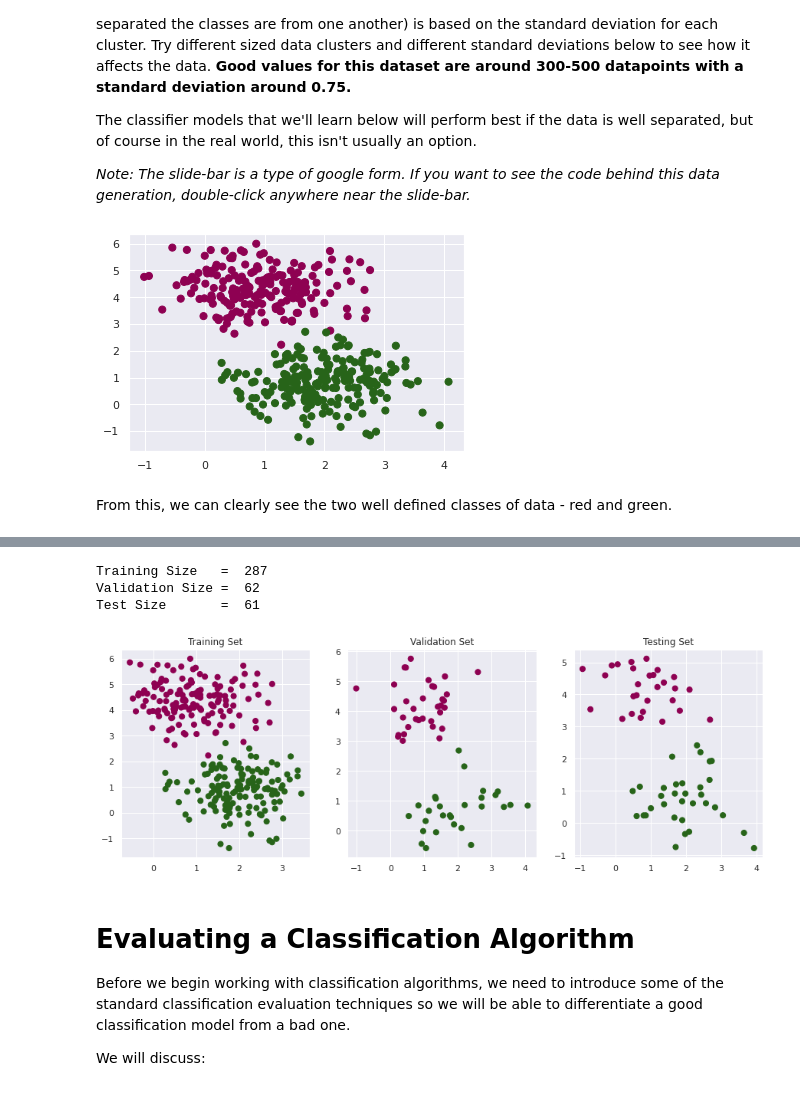
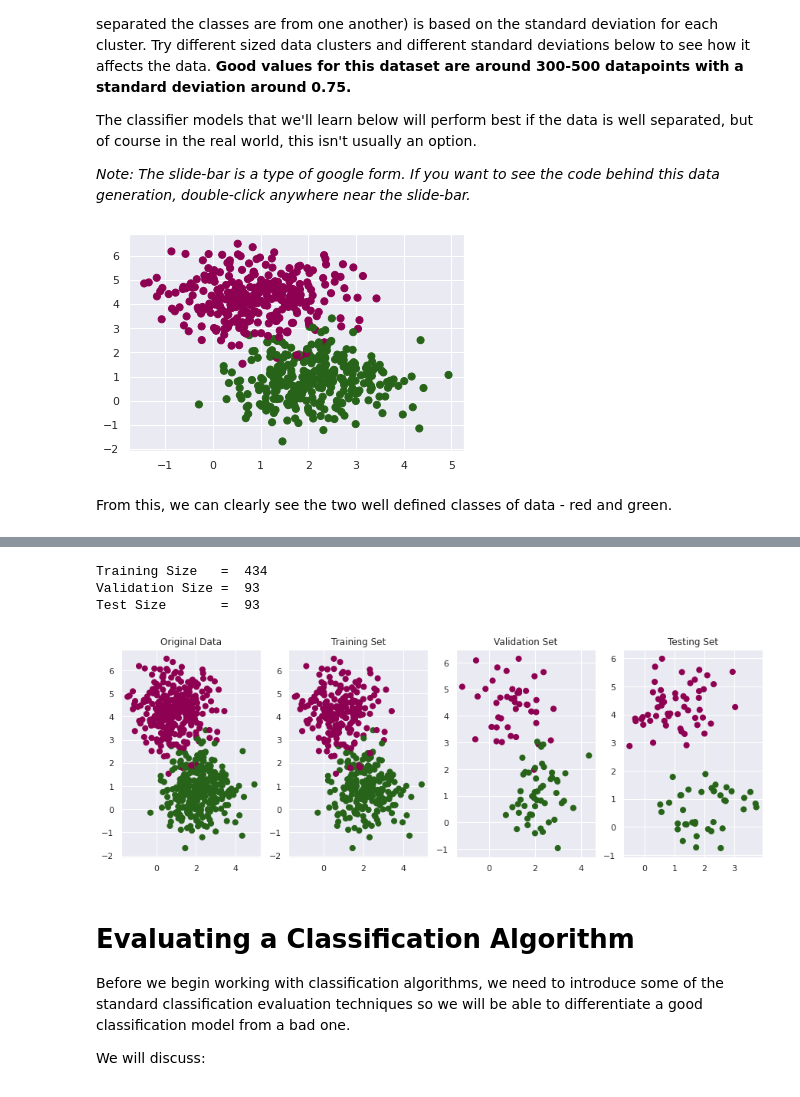
Before and after one commit to kpjaskie/SenSIP21, a Jupyter notebook: 5_Machine_Learning_Classification.ipynb, the cells around one changed output, grey strips where cells are left out. Cells and saved outputs as stored; diff of their text form; code cells hidden in the pictures.

```diff
--- a/5_Machine_Learning_Classification.ipynb
+++ b/5_Machine_Learning_Classification.ipynb
@@ -48,8 +54,8 @@ The classifier models that we'll learn below will perform best if the data is we
 # %%
 #@title Generate binary data
 
-Dataset_Size = 410 #@param {type:"slider", min:50, max:1000, step:10}
-Standard_Deviation = 0.75 #@param {type:"slider", min:0, max:2, step:0.01}
+Dataset_Size = 620 #@param {type:"slider", min:50, max:1000, step:10}
+Standard_Deviation = 0.91 #@param {type:"slider", min:0, max:2, step:0.01}
 
 #Let's make simple data to classify.
 X, y = make_blobs(n_samples=Dataset_Size,
@@ -59,7 +65,7 @@ X, y = make_blobs(n_samples=Dataset_Size,
 
 plt.scatter(X[:, 0], X[:, 1], c=y, s=50, cmap='PiYG');
 # %% [output]
-[figure, old version]
+[figure, new version]
 # %% [markdown]
 From this, we can clearly see the two well defined classes of data - red and green.
 # %% [markdown]
@@ -92,8 +98,6 @@ Notice that since the built in sklearn function "train_test_split" only breaks t
 * Once to separate the initial training data.
 * Again to separate the validation and test sets from the remaining data.
 # %%
-from sklearn.model_selection import train_test_split
-
 #Here, our training set is composed of 70% of the data and our validation
 #and test sets are each composed of 15% of the data
 X_train, X_remaining, y_train, y_remaining = train_test_split(X, y, test_size=0.3)
@@ -108,32 +112,32 @@ print("Training Size   = ", X_train.shape[0])
 print("Validation Size = ", X_val.shape[0])
 print("Test Size       = ",  X_test.shape[0])
 # %% [output]
-Training Size   =  287
-Validation Size =  62
-Test Size       =  61
+Training Size   =  434
+Validation Size =  93
+Test Size       =  93
 # %%
 #@title Visualize Sets
-
-from matplotlib import gridspec
-
-fig, ax = plt.subplots(1, 3,
+fig, ax = plt.subplots(1, 4,
                        gridspec_kw={
-                           'width_ratios': [2, 2, 2],
+                           'width_ratios': [2, 2, 2, 2],
                            'height_ratios': [1]},
                        figsize=(15,5))
 
-ax[0].scatter(X_train[:, 0], X_train[:, 1], c=y_train, s=50, cmap='PiYG');
-ax[0].set_title('Training Set')
+ax[0].scatter(X[:, 0], X[:, 1], c=y, s=50, cmap='PiYG');
+ax[0].set_title('Original Data')
 
-ax[1].scatter(X_val[:, 0], X_val[:, 1], c=y_val, s=50, cmap='PiYG');
-ax[1].set_title('Validation Set')
+ax[1].scatter(X_train[:, 0], X_train[:, 1], c=y_train, s=50, cmap='PiYG');
+ax[1].set_title('Training Set')
 
-ax[2].scatter(X_test[:, 0], X_test[:, 1], c=y_test, s=50, cmap='PiYG');
-ax[2].set_title('Testing Set')
+ax[2].scatter(X_val[:, 0], X_val[:, 1], c=y_val, s=50, cmap='PiYG');
+ax[2].set_title('Validation Set')
+
+ax[3].scatter(X_test[:, 0], X_test[:, 1], c=y_test, s=50, cmap='PiYG');
+ax[3].set_title('Testing Set')
 
 plt.show()
 # %% [output]
-[figure, old version]
+[figure, new version]
 # %% [markdown]
 # Evaluating a Classification Algorithm
 
```
Also changed, not shown: parts of 35 cells of this notebook.
